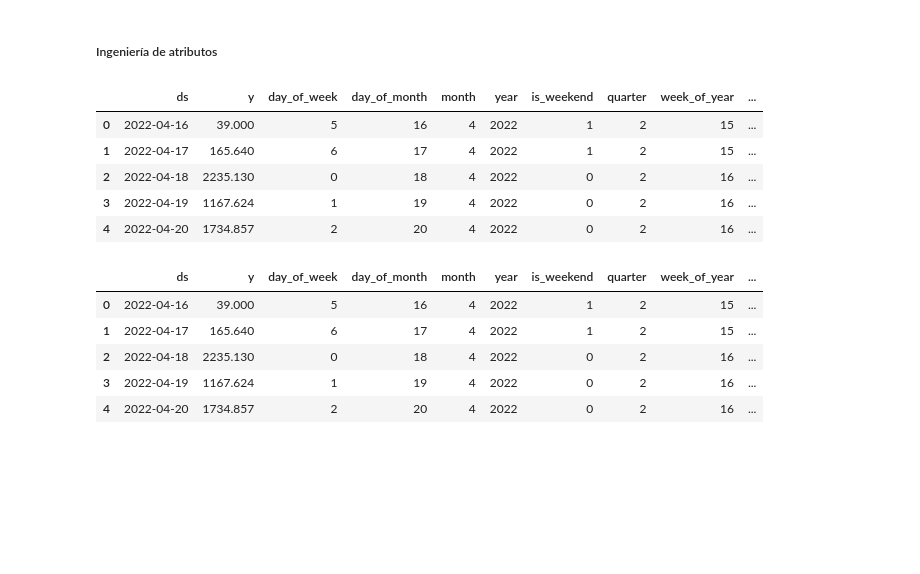
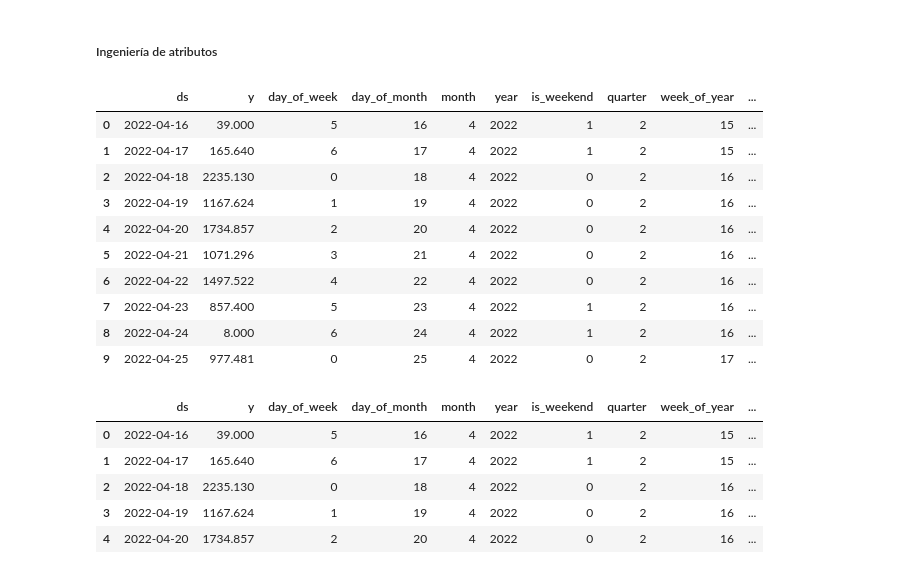
Before and after one commit to juanspadaro/forecasting_for_planning, a Jupyter notebook: EDA.ipynb, the cells around one changed output. Saved outputs shown, nothing was run; the diff lists cells and outputs as text; code cells hidden in the pictures; blank space fills up the shorter version.

```diff
--- a/EDA.ipynb
+++ b/EDA.ipynb
@@ -156,34 +156,39 @@ df['year'] = df['ds'].dt.year
 df['is_weekend'] = df['day_of_week'].apply(lambda x: 1 if x >= 5 else 0)
 df['quarter'] = df['ds'].dt.quarter
 df['week_of_year'] = df['ds'].dt.isocalendar().week  # Semana del año (ISO)
 df['day_of_year'] = df['ds'].dt.dayofyear  # Día del año
 
 
 # Crear una nueva columna 'is_holiday' en df_train y df_test
 df = pd.merge(df, holidays_uruguay[['ds', 'holiday']], on='ds', how='left')
 df['is_holiday'] = df['holiday'].apply(lambda x: 1 if pd.notnull(x) else 0)
 
 # Eliminar la columna 'holiday_name' ya que solo queremos 'is_holiday' como input
 df = df.drop(columns=['holiday'])
 
 # Rolling window
 df['rolling_mean_2'] = df['y'].rolling(window=2, min_periods=1).mean()
 df['rolling_mean_7'] = df['y'].rolling(window=7, min_periods=1).mean()
 #df['rolling_mean_14'] = df['y'].rolling(window=14, min_periods=1).mean()
 #df['rolling_mean_21'] = df['y'].rolling(window=21, min_periods=1).mean()
 df['rolling_mean_30'] = df['y'].rolling(window=30, min_periods=1).mean()
 
 # Eliminar filas con valores NaN generados por el rolling
 df = df.dropna()
 
-df.head()
+df.head(10)
 # %% [output]
 |  | ds | y | day_of_week | day_of_month | month | year | is_weekend | quarter | week_of_year | ... |
 | 0 | 2022-04-16 | 39.000 | 5 | 16 | 4 | 2022 | 1 | 2 | 15 | ... |
 | 1 | 2022-04-17 | 165.640 | 6 | 17 | 4 | 2022 | 1 | 2 | 15 | ... |
 | 2 | 2022-04-18 | 2235.130 | 0 | 18 | 4 | 2022 | 0 | 2 | 16 | ... |
 | 3 | 2022-04-19 | 1167.624 | 1 | 19 | 4 | 2022 | 0 | 2 | 16 | ... |
 | 4 | 2022-04-20 | 1734.857 | 2 | 20 | 4 | 2022 | 0 | 2 | 16 | ... |
+| 5 | 2022-04-21 | 1071.296 | 3 | 21 | 4 | 2022 | 0 | 2 | 16 | ... |
+| 6 | 2022-04-22 | 1497.522 | 4 | 22 | 4 | 2022 | 0 | 2 | 16 | ... |
+| 7 | 2022-04-23 | 857.400 | 5 | 23 | 4 | 2022 | 1 | 2 | 16 | ... |
+| 8 | 2022-04-24 | 8.000 | 6 | 24 | 4 | 2022 | 1 | 2 | 16 | ... |
+| 9 | 2022-04-25 | 977.481 | 0 | 25 | 4 | 2022 | 0 | 2 | 17 | ... |
 # %%
 # Crear una columna 'is_holiday_2' inicializada en 0
 df['is_holiday_2'] = 0
```
Also changed, not shown: parts of 20 cells of this notebook.
